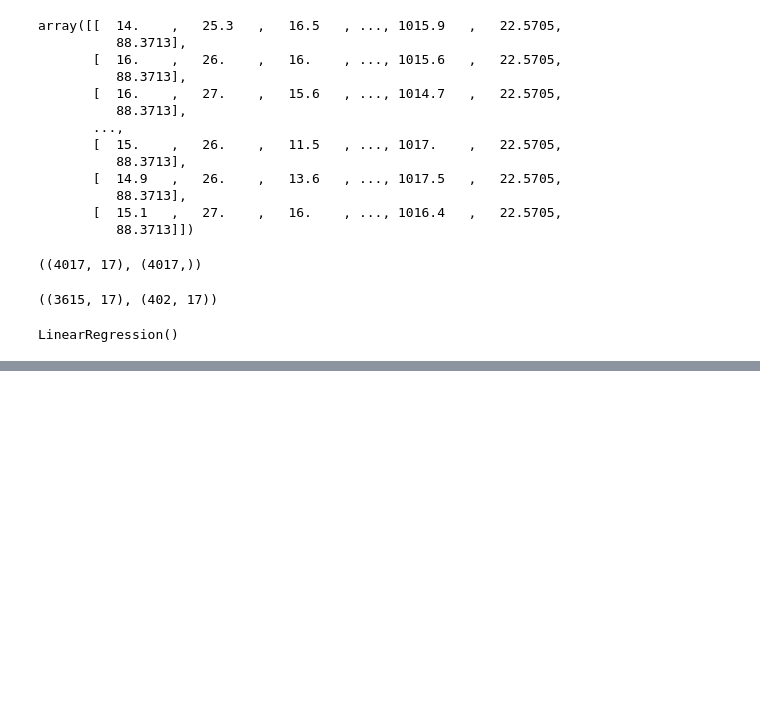
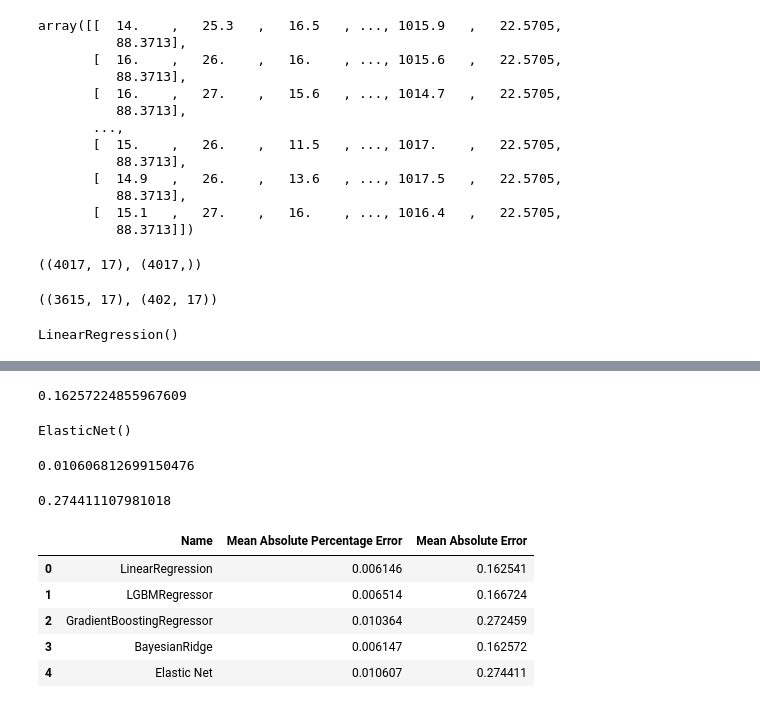
Before and after one commit to aniketpal333/ai_weather_prediction-repo, a Jupyter notebook: test.ipynb, the cells around one changed output, grey strips where cells are left out. Drawn from its saved outputs; the diff is of its cells as text; code cells hidden in the pictures; blank space fills up the shorter version.

```diff
--- a/test.ipynb
+++ b/test.ipynb
@@ -125,0 +188,10 @@ mean_absolute_error(y_pred, y_test)
+# %%
+bre = mean_absolute_error(y_pred_br, y_test)
+bre
+# %% [output]
+0.16257224855967609
+# %%
+enrmodel = ElasticNet()
+enrmodel.fit(x_train, y_train)
+# %% [output]
+ElasticNet()
@@ -125,0 +200,21 @@ mean_absolute_error(y_pred, y_test)
+# %%
+enrp = mean_absolute_percentage_error(y_pred_enr, y_test)
+enrp
+# %% [output]
+0.010606812699150476
+# %%
+enre = mean_absolute_error(y_pred_enr, y_test)
+enre
+# %% [output]
+0.274411107981018
+# %%
+data = {'Name': ['LinearRegression', 'LGBMRegressor', 'GradientBoostingRegressor', 'BayesianRidge', 'Elastic Net'], 'Mean Absolute Percentage Error': [lrp, lgbmrp, gbrp, brp, enrp], 'Mean Absolute Error': [lre, lgbmre, gbre, bre, enre]}
+df = pd.DataFrame(data)
+df
+# %% [output]
+|  | Name | Mean Absolute Percentage Error | Mean Absolute Error |
+| 0 | LinearRegression | 0.006146 | 0.162541 |
+| 1 | LGBMRegressor | 0.006514 | 0.166724 |
+| 2 | GradientBoostingRegressor | 0.010364 | 0.272459 |
+| 3 | BayesianRidge | 0.006147 | 0.162572 |
+| 4 | Elastic Net | 0.010607 | 0.274411 |
```
Also changed, not shown: parts of 20 cells of this notebook, 1 other file.
